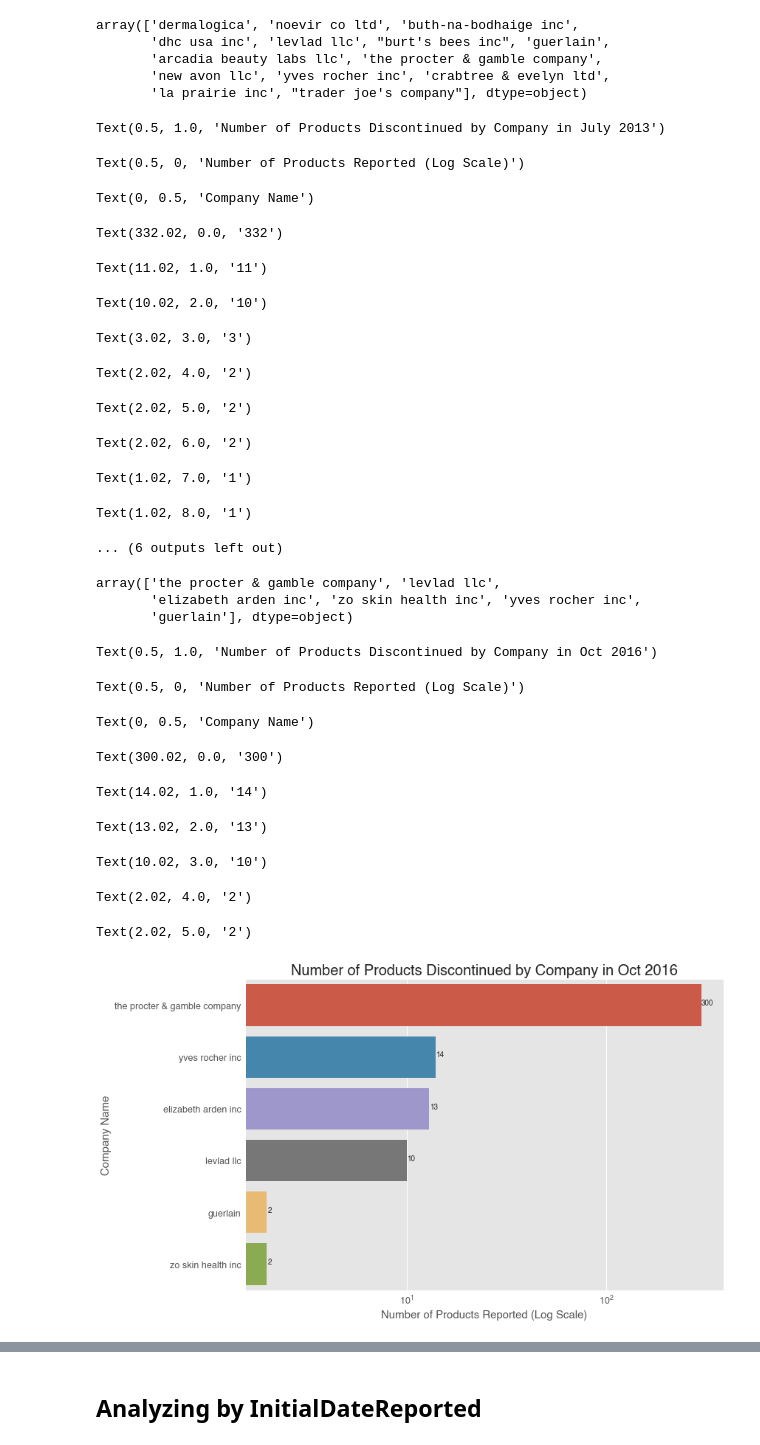
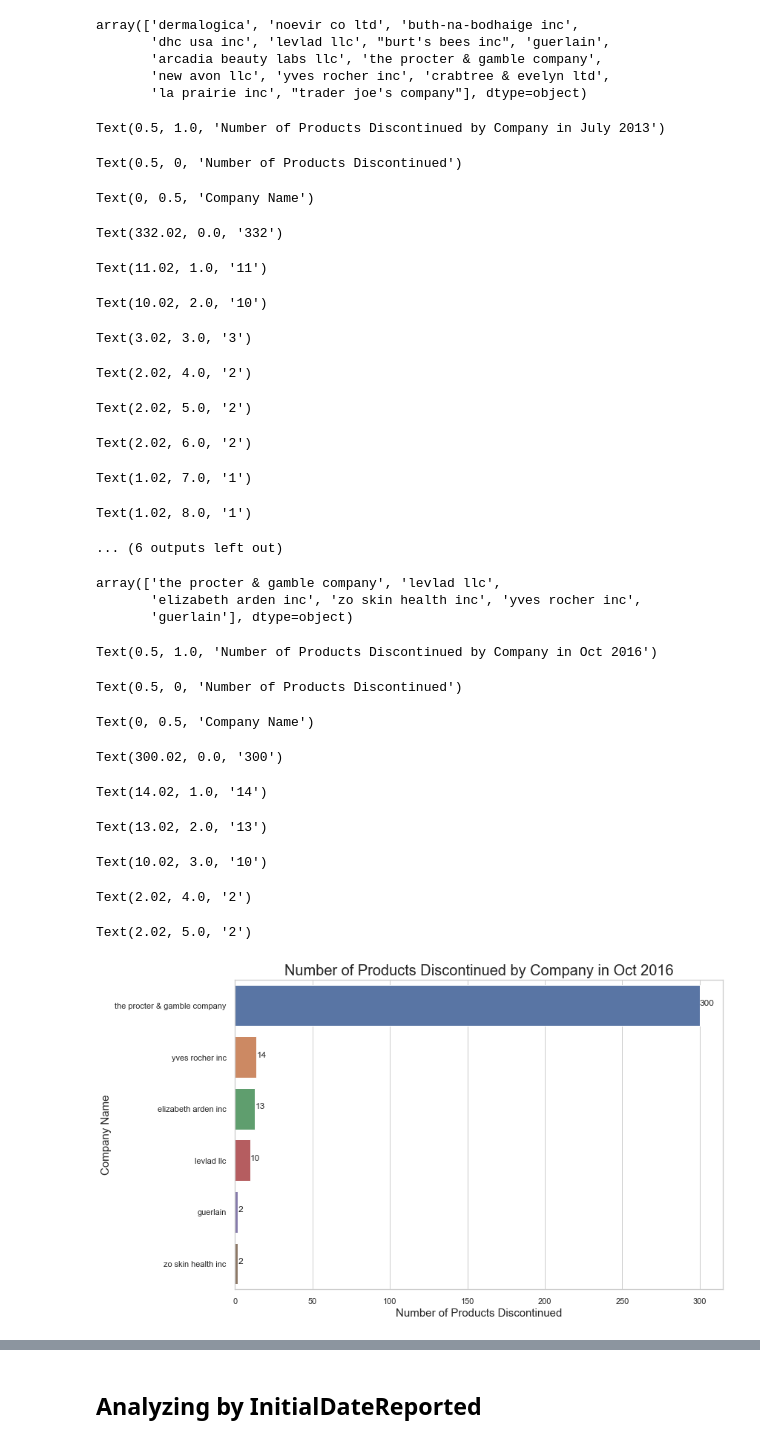
Before and after one commit to chelseanbr/Whats-In-My-Makeup-Bag, a Jupyter notebook: final_data_wrangling_eda.ipynb, the cells around one changed output, grey strips where cells are left out. Drawn from its saved outputs; the diff is of its cells as text; code cells hidden in the pictures.

```diff
--- a/final_data_wrangling_eda.ipynb
+++ b/final_data_wrangling_eda.ipynb
@@ -140,6 +142,6 @@ data_df2[data_df2['CasNumber'].isna()==True][['CasId', 'ChemicalId', 'ChemicalNa
 6316 rows × 3 columns
 # %%
 # Drop 4 unnecessary columns
+drop_cols = ['CSF', 'CSFId', 'CasNumber', 'ChemicalId']
 data_df3 = data_df2.copy()
-data_df3 = data_df2.drop(columns=['CSF', 'CSFId', 'CasNumber', 'ChemicalId'])
-data_df3.head()
+data_df3 = data_df2.drop(columns=drop_cols)
@@ -428,9 +423,9 @@ peak_discontinued_company_count_df1 = peak_discontinued_company_count_df1.reset_
 # Plot number of products by Company Name
 fig, ax = plt.subplots(figsize=(12, 7))
 ax = sns.barplot(data=peak_discontinued_company_count_df1, x='CDPHId', y='Cleaned_CompanyName',
-                 log=True, orient = 'h')
+                orient = 'h')
 ax.set_title('Number of Products Discontinued by Company in July 2013', fontsize=20)
-ax.set_xlabel('Number of Products Reported (Log Scale)', fontsize=15)
+ax.set_xlabel('Number of Products Discontinued', fontsize=15)
 ax.set_ylabel('Company Name', fontsize=15)
 
 for datum, p in zip(peak_discontinued_company_count_df1['CDPHId'].sort_values(ascending=False),
@@ -443,7 +438,7 @@ fig.tight_layout()
 fig.savefig('images/num_products_discontinued_by_company_jul2013')
 # %% [output]
 Text(0.5, 1.0, 'Number of Products Discontinued by Company in July 2013')
-Text(0.5, 0, 'Number of Products Reported (Log Scale)')
+Text(0.5, 0, 'Number of Products Discontinued')
 Text(0, 0.5, 'Company Name')
 Text(332.02, 0.0, '332')
 Text(11.02, 1.0, '11')
@@ -470,28 +465,28 @@ peak_discontinued_company_count_df2 = peak_discontinued_company_count_df2.reset_
 # %%
 # Plot number of products by Company Name
 fig, ax = plt.subplots(figsize=(12, 7))
 ax = sns.barplot(data=peak_discontinued_company_count_df2, x='CDPHId', y='Cleaned_CompanyName',
-                 log=True, orient = 'h')
+                orient = 'h')
 ax.set_title('Number of Products Discontinued by Company in Oct 2016', fontsize=20)
-ax.set_xlabel('Number of Products Reported (Log Scale)', fontsize=15)
+ax.set_xlabel('Number of Products Discontinued', fontsize=15)
 ax.set_ylabel('Company Name', fontsize=15)
 
 for datum, p in zip(peak_discontinued_company_count_df2['CDPHId'].sort_values(ascending=False),
                     ax.patches):
         x = p.get_x() + p.get_width() + 0.02
         y = p.get_y() + p.get_height()/2
         ax.annotate(datum, (x, y))
 
 fig.tight_layout()
 fig.savefig('images/num_products_discontinued_by_company_oct2016')
 # %% [output]
 Text(0.5, 1.0, 'Number of Products Discontinued by Company in Oct 2016')
-Text(0.5, 0, 'Number of Products Reported (Log Scale)')
+Text(0.5, 0, 'Number of Products Discontinued')
 Text(0, 0.5, 'Company Name')
 Text(300.02, 0.0, '300')
 Text(14.02, 1.0, '14')
 Text(13.02, 2.0, '13')
 Text(10.02, 3.0, '10')
 Text(2.02, 4.0, '2')
 Text(2.02, 5.0, '2')
-[figure, old version]
+[figure, new version]
```
Also changed, not shown: parts of 78 cells of this notebook, 6 other files.
